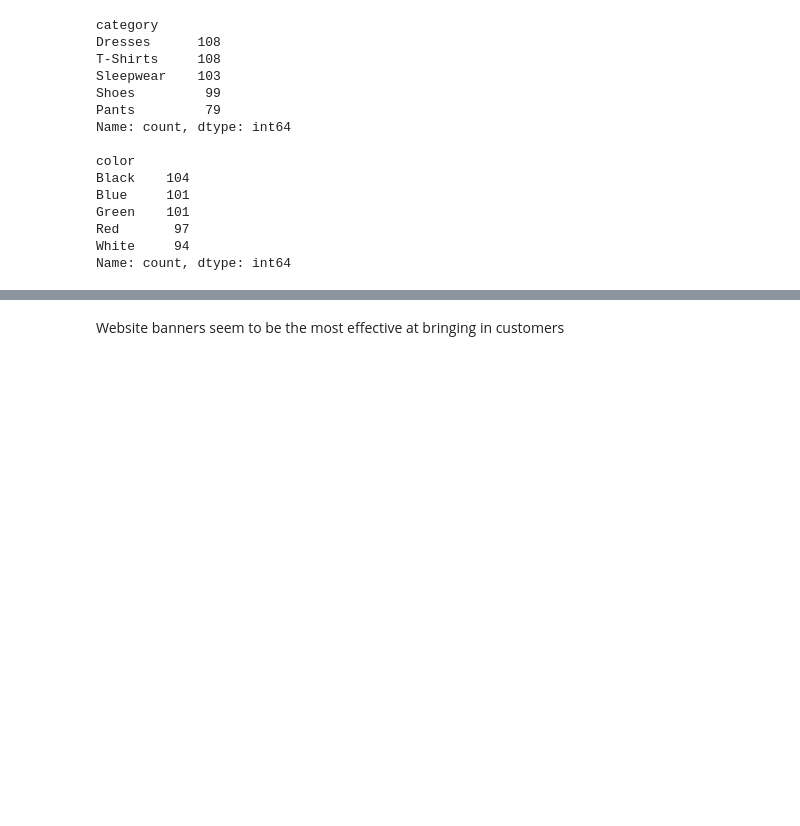
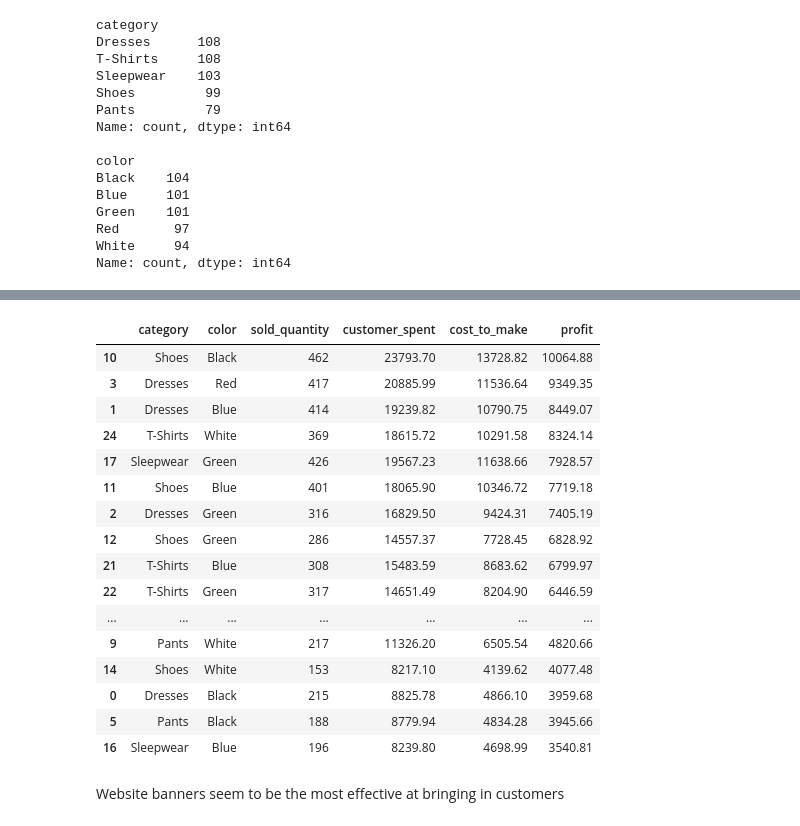
Before and after one commit to tanishasikder/Europe-Fashion, a Jupyter notebook: description.ipynb, the cells around one changed output, grey strips where cells are left out. Drawn from its saved outputs; the diff is of its cells as text; code cells hidden in the pictures; blank space fills up the shorter version.

```diff
--- a/description.ipynb
+++ b/description.ipynb
@@ -348,0 +382,17 @@ Compare catalog_price with original_price and see the revenue
+# %%
+total = sales_items.merge(
+    products,
+    left_on='original_price',
+    right_on='catalog_price',
+    how='left'
+)
+
+total['cost_to_make'] = total['cost_price'] * total['quantity']
+
+total_compare = total.groupby(['category', 'color']).agg(
+    sold_quantity=('quantity', 'sum'),
+    customer_spent=('item_total', 'sum'),
+    cost_to_make=('cost_to_make', 'sum')
+).reset_index()
+
+total_compare
@@ -349,3 +417,24 @@ Compare catalog_price with original_price and see the revenue
+# %%
+total_compare['profit'] = total_compare['customer_spent'] - total_compare['cost_to_make']
+total_compare.sort_values(by=['profit'], ascending=False)
+# %% [output]
+|  | category | color | sold_quantity | customer_spent | cost_to_make | profit |
+| 10 | Shoes | Black | 462 | 23793.70 | 13728.82 | 10064.88 |
+| 3 | Dresses | Red | 417 | 20885.99 | 11536.64 | 9349.35 |
+| 1 | Dresses | Blue | 414 | 19239.82 | 10790.75 | 8449.07 |
+| 24 | T-Shirts | White | 369 | 18615.72 | 10291.58 | 8324.14 |
+| 17 | Sleepwear | Green | 426 | 19567.23 | 11638.66 | 7928.57 |
+| 11 | Shoes | Blue | 401 | 18065.90 | 10346.72 | 7719.18 |
+| 2 | Dresses | Green | 316 | 16829.50 | 9424.31 | 7405.19 |
+| 12 | Shoes | Green | 286 | 14557.37 | 7728.45 | 6828.92 |
+| 21 | T-Shirts | Blue | 308 | 15483.59 | 8683.62 | 6799.97 |
+| 22 | T-Shirts | Green | 317 | 14651.49 | 8204.90 | 6446.59 |
+| ... | ... | ... | ... | ... | ... | ... |
+| 9 | Pants | White | 217 | 11326.20 | 6505.54 | 4820.66 |
+| 14 | Shoes | White | 153 | 8217.10 | 4139.62 | 4077.48 |
+| 0 | Dresses | Black | 215 | 8825.78 | 4866.10 | 3959.68 |
+| 5 | Pants | Black | 188 | 8779.94 | 4834.28 | 3945.66 |
+| 16 | Sleepwear | Blue | 196 | 8239.80 | 4698.99 | 3540.81 |
 # %% [markdown]
 Website banners seem to be the most effective at bringing in customers
 # %%
```
Also changed, not shown: parts of 25 cells of this notebook, 2 other files.
